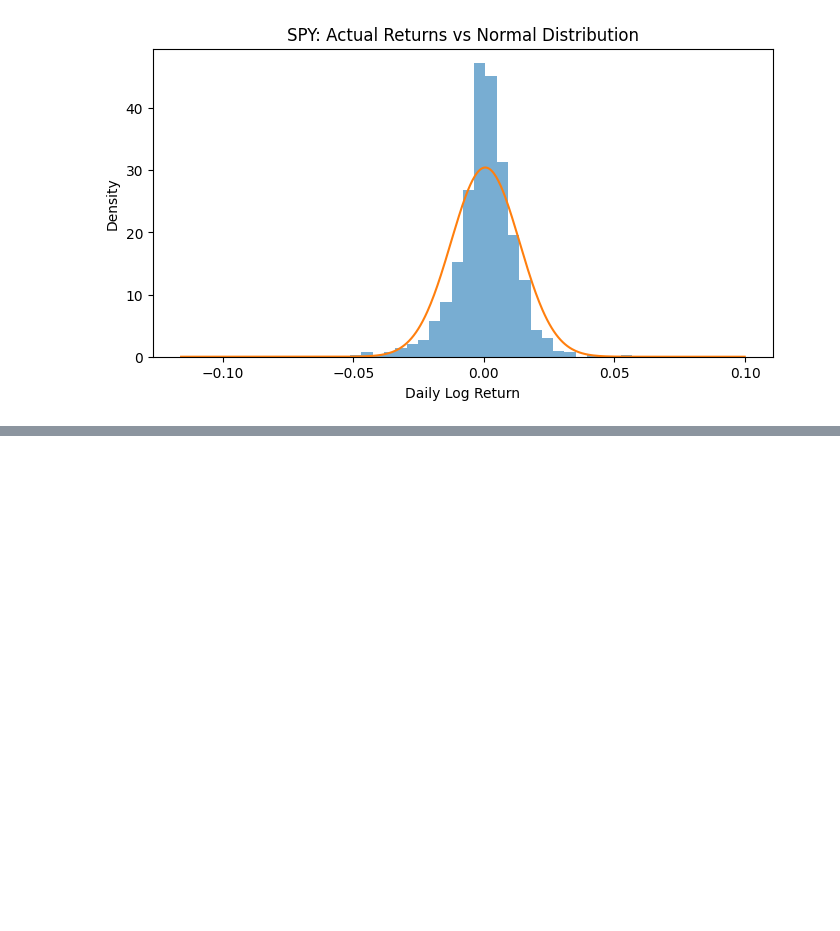
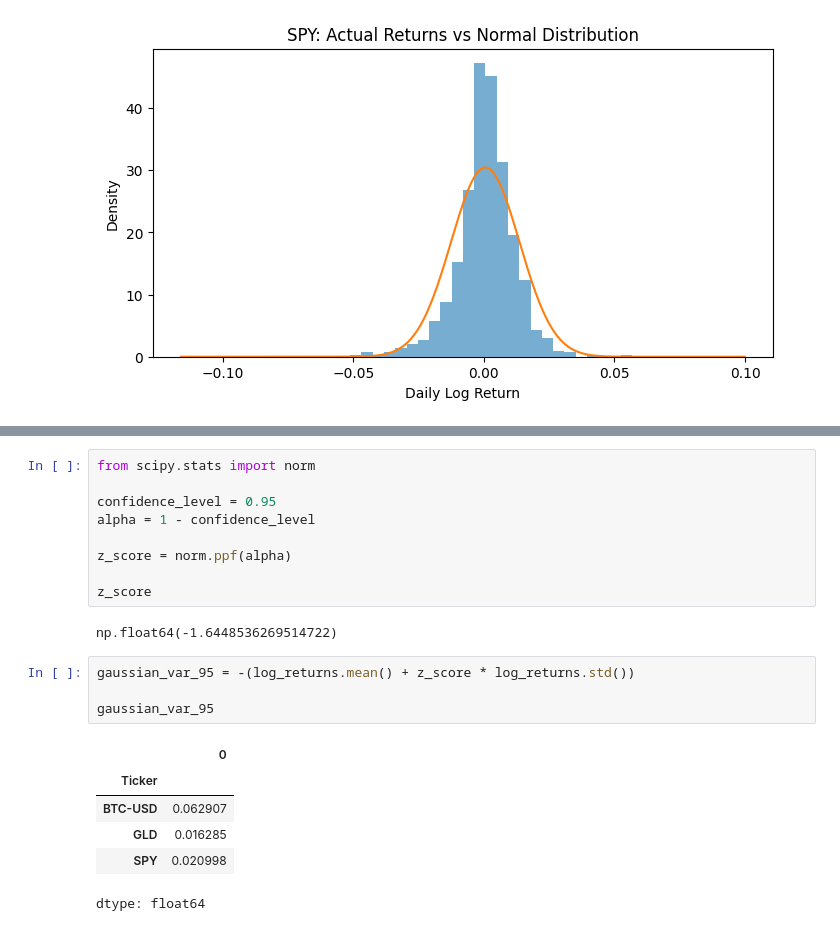
Before and after one commit to TheQuantSarah/tail-risk-var-analysis, a Jupyter notebook: var_analysis.ipynb, the cells around one changed output, grey strips where cells are left out. Drawn from its saved outputs; the diff is of its cells as text; blank space fills up the shorter version.

```diff
--- a/var_analysis.ipynb
+++ b/var_analysis.ipynb
@@ -135,0 +136,22 @@ array([2.13822163e-16, 2.86555575e-16, 3.83611799e-16, 5.12981856e-16,
+# %%
+from scipy.stats import norm
+
+confidence_level = 0.95
+alpha = 1 - confidence_level
+
+z_score = norm.ppf(alpha)
+
+z_score
+# %% [output]
+np.float64(-1.6448536269514722)
+# %%
+gaussian_var_95 = -(log_returns.mean() + z_score * log_returns.std())
+
+gaussian_var_95
+# %% [output]
+|  | 0 |
+| Ticker |  |
+| BTC-USD | 0.062907 |
+| GLD | 0.016285 |
+| SPY | 0.020998 |
+dtype: float64
```
Also changed, not shown: parts of 19 cells of this notebook.
